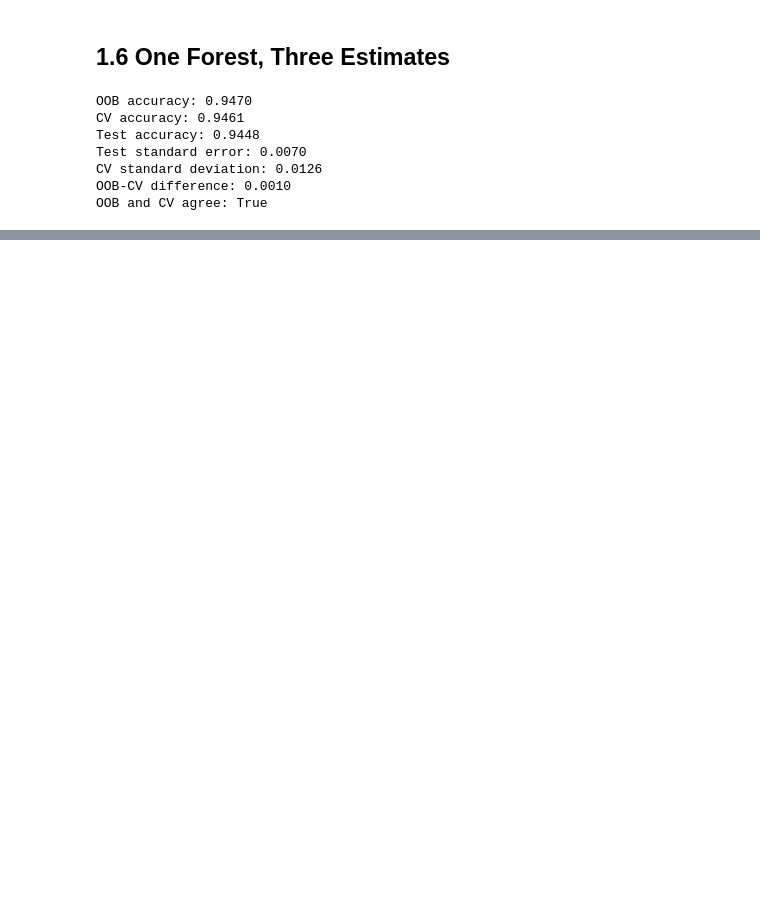
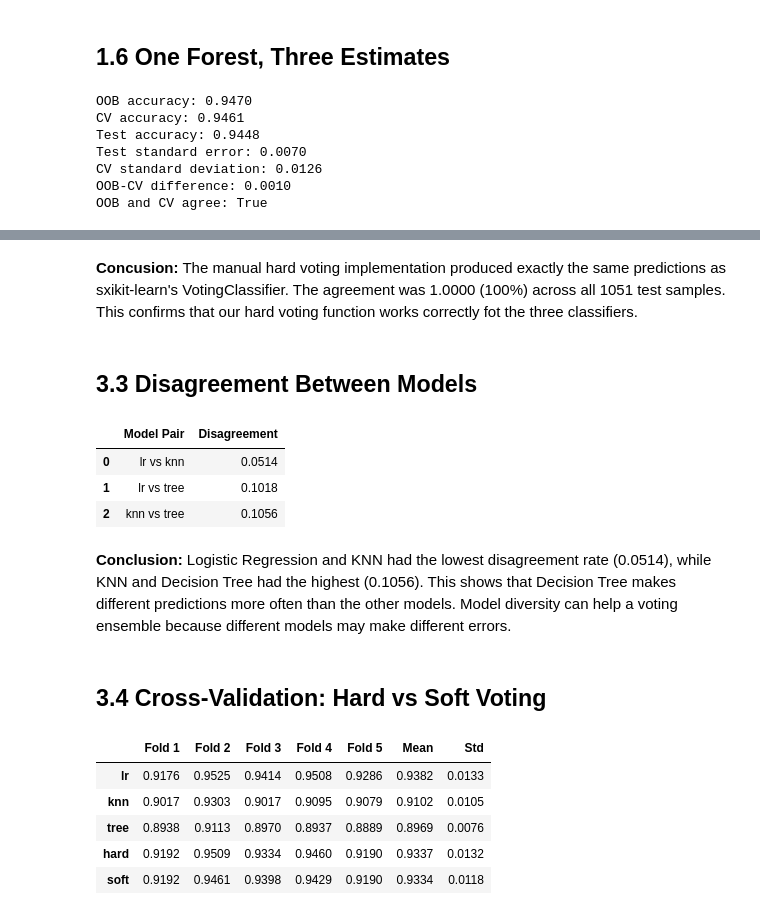
Before and after one commit to Meyrim1/meirim_ML_task_4, a Jupyter notebook: meirim_task4.ipynb, the cells around one changed output, grey strips where cells are left out. Saved outputs shown, nothing was run; the diff lists cells and outputs as text; code cells hidden in the pictures; blank space fills up the shorter version.

```diff
--- a/meirim_task4.ipynb
+++ b/meirim_task4.ipynb
@@ -270,0 +552,78 @@ The test accuracy was also close ton both estimates, with a standard error of 0.
+# %% [markdown]
+**Concusion:** The manual hard voting implementation produced exactly the same predictions as sxikit-learn's VotingClassifier. The agreement was 1.0000 (100%) across all 1051 test samples. This confirms that our hard voting function works correctly fot the three classifiers.
+# %% [markdown]
+## 3.3 Disagreement Between Models
+# %%
+
+from itertools import combinations
+
+member_names = [name for name, model in members]
+
+disagreement_results = []
+
+for i, j in combinations(range(len(members)), 2):
+    disagreement = np.mean(
+        member_predictions[i] != member_predictions[j]
+    )
+
+    disagreement_results.append({
+        "Model Pair": f"{member_names[i]} vs {member_names[j]}",
+        "Disagreement": disagreement
+    })
+
+disagreement_table = pd.DataFrame(disagreement_results)
+
+display(disagreement_table.round(4))
+# %% [output]
+|  | Model Pair | Disagreement |
+| 0 | lr vs knn | 0.0514 |
+| 1 | lr vs tree | 0.1018 |
+| 2 | knn vs tree | 0.1056 |
+# %% [markdown]
+**Conclusion:** Logistic Regression and KNN had the lowest disagreement rate (0.0514), while KNN and Decision Tree had the highest (0.1056). This shows that Decision Tree makes different predictions more often than the other models. Model diversity can help a voting ensemble because different models may make different errors.
+# %% [markdown]
+## 3.4 Cross-Validation: Hard vs Soft Voting
+# %%
+
+voting_soft = VotingClassifier(
+    estimators=members,
+    voting="soft"
+)
+
+voting_models = {
+    "lr": lr,
+    "knn": knn,
+    "tree": tree,
+    "hard": voting_hard,
+    "soft": voting_soft
+}
+
+voting_scores = {}
+
+for name, model in voting_models.items():
+    scores = cross_validate(
+        model,
+        X_train,
+        y_train,
+        cv=cv,
+        scoring="accuracy"
+    )["test_score"]
+
+    voting_scores[name] = scores
+
+voting_table = pd.DataFrame(
+    voting_scores,
+    index=[f"Fold {i}" for i in range(1, 6)]
+).T
+
+voting_table["Mean"] = voting_table.iloc[:, :5].mean(axis=1)
+voting_table["Std"] = voting_table.iloc[:, :5].std(axis=1, ddof=0)
+
+display(voting_table.round(4))
+# %% [output]
+|  | Fold 1 | Fold 2 | Fold 3 | Fold 4 | Fold 5 | Mean | Std |
+| lr | 0.9176 | 0.9525 | 0.9414 | 0.9508 | 0.9286 | 0.9382 | 0.0133 |
+| knn | 0.9017 | 0.9303 | 0.9017 | 0.9095 | 0.9079 | 0.9102 | 0.0105 |
+| tree | 0.8938 | 0.9113 | 0.8970 | 0.8937 | 0.8889 | 0.8969 | 0.0076 |
+| hard | 0.9192 | 0.9509 | 0.9334 | 0.9460 | 0.9190 | 0.9337 | 0.0132 |
+| soft | 0.9192 | 0.9461 | 0.9398 | 0.9429 | 0.9190 | 0.9334 | 0.0118 |
```
Also changed, not shown: parts of 25 cells of this notebook.
